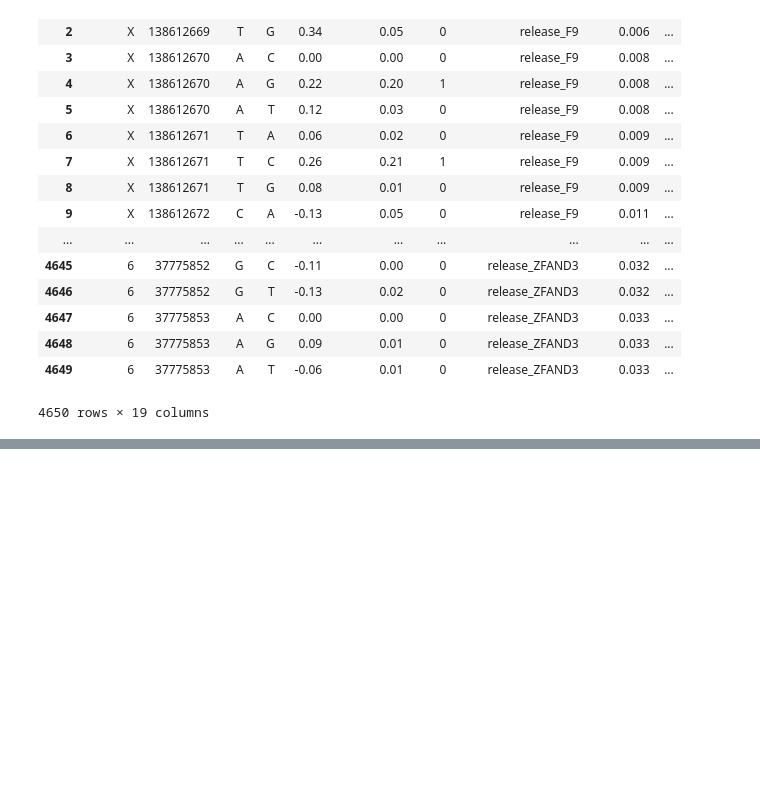
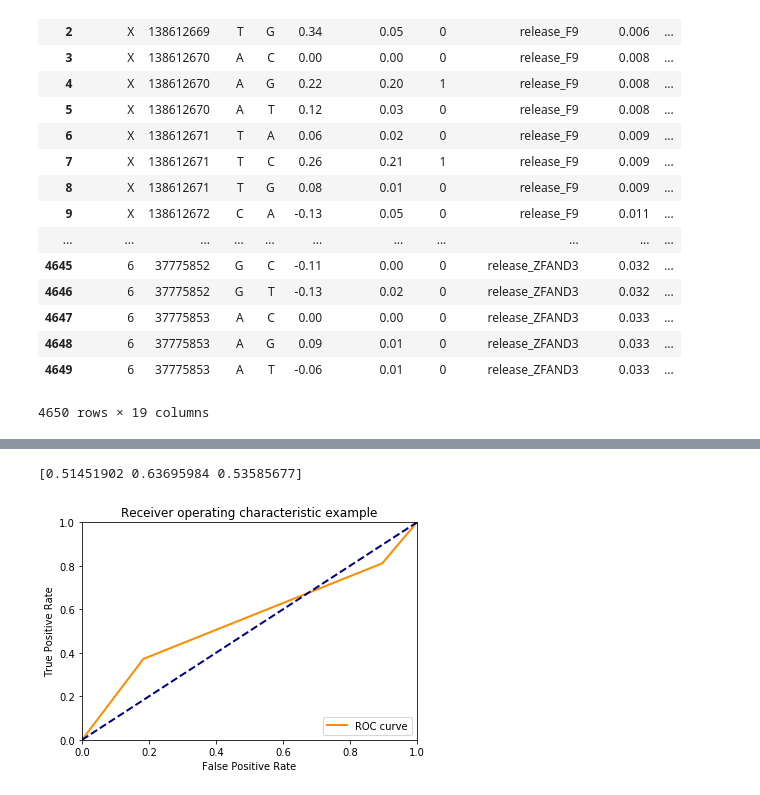
Before and after one commit to alex-hh/cagi5_mpra_prediction, a Jupyter notebook: Cagi5CV.ipynb, the cells around one changed output, grey strips where cells are left out. Drawn from its saved outputs; the diff is of its cells as text; code cells hidden in the pictures; blank space fills up the shorter version.

```diff
--- a/Cagi5CV.ipynb
+++ b/Cagi5CV.ipynb
@@ -310,0 +204,14 @@ cv_chunk.fold_dict
+# %%
+enhancer1hot = EnhancerOneHot()
+cv_chunk = ChunkCV(df,
+                   Classifier,
+                   model_kwargs={'features': enhancer1hot, 'classifier': 'lr'},
+                   fold_dict=fold_dict)
+cvdf_chunk = cv_chunk.get_cv_preds()
+# %%
+print(roc_auc_score(ybin, binarizer.transform(cvdf_chunk['cv_prediction']), average=None))
+make_roc_plot(cvdf_chunk)
+plt.show()
+# %% [output]
+[0.51451902 0.63695984 0.53585677]
+[figure, added]
```
Also changed, not shown: parts of 42 cells of this notebook, 4 other files.
